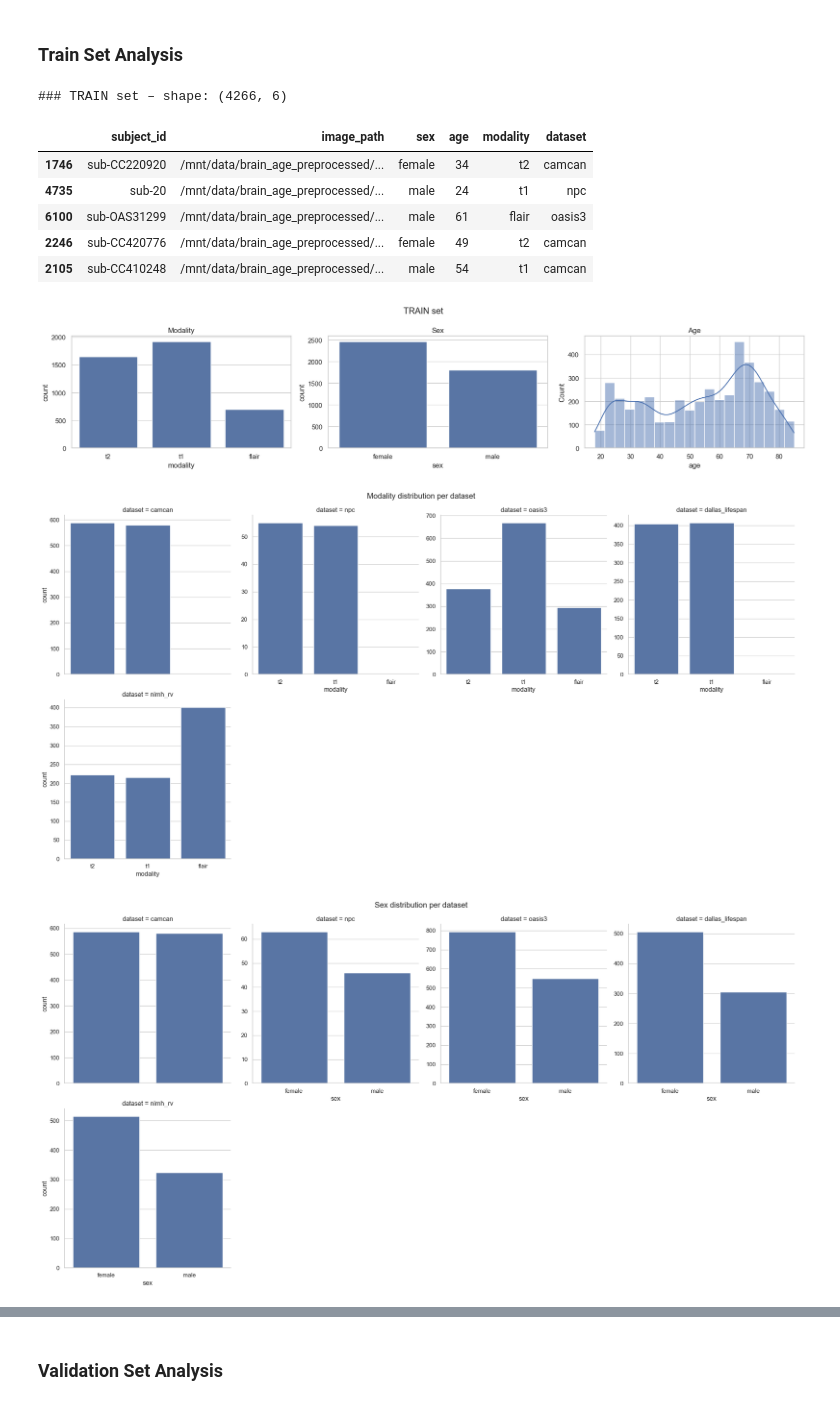
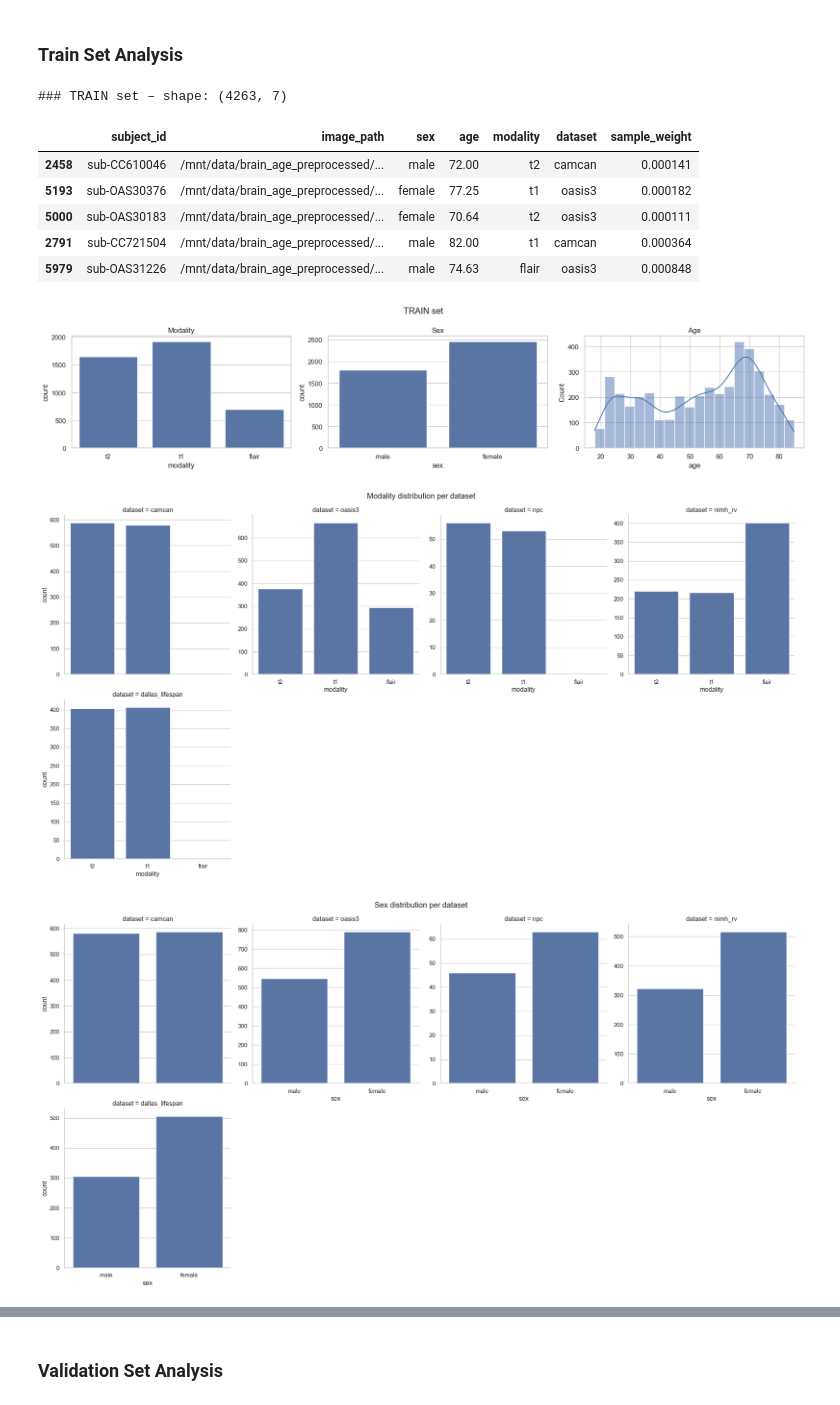
Before and after one commit to andrasjuice66/ms_thesis_umc, a Jupyter notebook: data/dataset_configuration/analyze_datasets.ipynb, the cells around one changed output, grey strips where cells are left out. Cells and saved outputs as stored; diff of their text form; code cells hidden in the pictures.

```diff
--- a/data/dataset_configuration/analyze_datasets.ipynb
+++ b/data/dataset_configuration/analyze_datasets.ipynb
@@ -110,12 +225,10 @@ Loaded & cleaned data → (7069, 6)
 train_lower = [d.lower() for d in TRAIN_DATASETS]
 test_lower  = [d.lower() for d in TEST_DATASETS]
 
-# sanity checks -------------------------------------------------------------
 if set(train_lower) & set(test_lower):
     raise ValueError('A dataset appears in both TRAIN_DATASETS and TEST_DATASETS')
 
 all_datasets_lower = df_all['dataset'].str.lower()
-
 is_train = all_datasets_lower.isin(train_lower)
 is_test  = all_datasets_lower.isin(test_lower)
 
@@ -128,21 +241,20 @@ if DROP_OTHER_DATASETS:
     is_train = is_train.loc[df_all.index]
     is_test  = is_test .loc[df_all.index]
 
-# ---------------------------------------------------------------------------
-# Split the TRAIN part into TRAIN and VAL
-# ---------------------------------------------------------------------------
+# ---------- split ----------------------------------------------------------
 df_train_full = df_all[is_train].copy()
 df_test       = df_all[is_test ].copy()
 
-if VAL_FRACTION > 0:
+if VAL_FRACTION > 0 and not df_train_full.empty:
     df_train, df_val = train_test_split(
         df_train_full,
         test_size   = VAL_FRACTION,
         random_state= RANDOM_STATE,
-        stratify    = df_train_full[['modality','sex']]  # keep distrib. balanced
+        stratify    = df_train_full[['modality','sex']]
     )
 else:
-    df_train = df_train_full.copy(); df_val = pd.DataFrame(columns=df_all.columns)
+    df_train = df_train_full.copy()
+    df_val   = pd.DataFrame(columns=df_all.columns)
 
 print(f'Total rows used : {len(df_all):,}')
 print(f'  TRAIN : {len(df_train):,}')
@@ -157,3 +269,26 @@ Total rows used : 5,055
+# %%
+# ------------------------------------------------------------
+# Compute sample weights for TRAIN / VAL / TEST
+# ------------------------------------------------------------
+def add_sample_weights(df: pd.DataFrame) -> pd.DataFrame:
+    """Add inverse-frequency sample weights per (age_bin, modality, sex)."""
+    df = df.copy()
+    # 1-year age bins
+    df['age_bin'] = df['age'].astype(int)
+    # count occurrences
+    freq = df.groupby(['age_bin','modality','sex']).size().rename('freq')
+    df = df.join(freq, on=['age_bin','modality','sex'])
+    # inverse frequency
+    df['sample_weight'] = 1.0 / df['freq']
+    # normalize weights
+    df['sample_weight'] /= df['sample_weight'].sum()
+    # drop helper columns
+    return df.drop(columns=['age_bin','freq'])
+
+# apply to each split
+df_train = add_sample_weights(df_train)
+df_val   = add_sample_weights(df_val)   if not df_val.empty else df_val
+df_test  = add_sample_weights(df_test)
 # %%
 # ------------------------------------------------------------
 # Save split to CSV files
@@ -169,17 +304,17 @@ Saved  train.csv | val.csv | test.csv
 # %%
 quick_plots(df_train, 'TRAIN set')
 train_subset = coverage_report(df_train, 'TRAIN coverage')
-train_subset.to_csv('train_one_per_combo.csv', index=False)
+train_subset.to_csv(LABEL_DIR / 'train_one_per_combo.csv', index=False)
 plot_count_heatmap(df_train, 'TRAIN set')
-print('Saved train_one_per_combo.csv')
+print(f'Saved train_one_per_combo.csv to {LABEL_DIR.resolve()}')
 # %% [output]
-### TRAIN set – shape: (4266, 6)
+### TRAIN set – shape: (4263, 7)
-|  | subject_id | image_path | sex | age | modality | dataset |
-| 1746 | sub-CC220920 | /mnt/data/brain_age_preprocessed/... | female | 34 | t2 | camcan |
-| 4735 | sub-20 | /mnt/data/brain_age_preprocessed/... | male | 24 | t1 | npc |
-| 6100 | sub-OAS31299 | /mnt/data/brain_age_preprocessed/... | male | 61 | flair | oasis3 |
-| 2246 | sub-CC420776 | /mnt/data/brain_age_preprocessed/... | female | 49 | t2 | camcan |
-| 2105 | sub-CC410248 | /mnt/data/brain_age_preprocessed/... | male | 54 | t1 | camcan |
+|  | subject_id | image_path | sex | age | modality | dataset | sample_weight |
+| 2458 | sub-CC610046 | /mnt/data/brain_age_preprocessed/... | male | 72.00 | t2 | camcan | 0.000141 |
+| 5193 | sub-OAS30376 | /mnt/data/brain_age_preprocessed/... | female | 77.25 | t1 | oasis3 | 0.000182 |
+| 5000 | sub-OAS30183 | /mnt/data/brain_age_preprocessed/... | female | 70.64 | t2 | oasis3 | 0.000111 |
+| 2791 | sub-CC721504 | /mnt/data/brain_age_preprocessed/... | male | 82.00 | t1 | camcan | 0.000364 |
+| 5979 | sub-OAS31226 | /mnt/data/brain_age_preprocessed/... | male | 74.63 | flair | oasis3 | 0.000848 |
-[figure, old version]
+[figure, new version]
-[figure, old version]
+[figure, new version]
-[figure, old version]
+[figure, new version]
```
Also changed, not shown: parts of 12 cells of this notebook, 40 other files.
